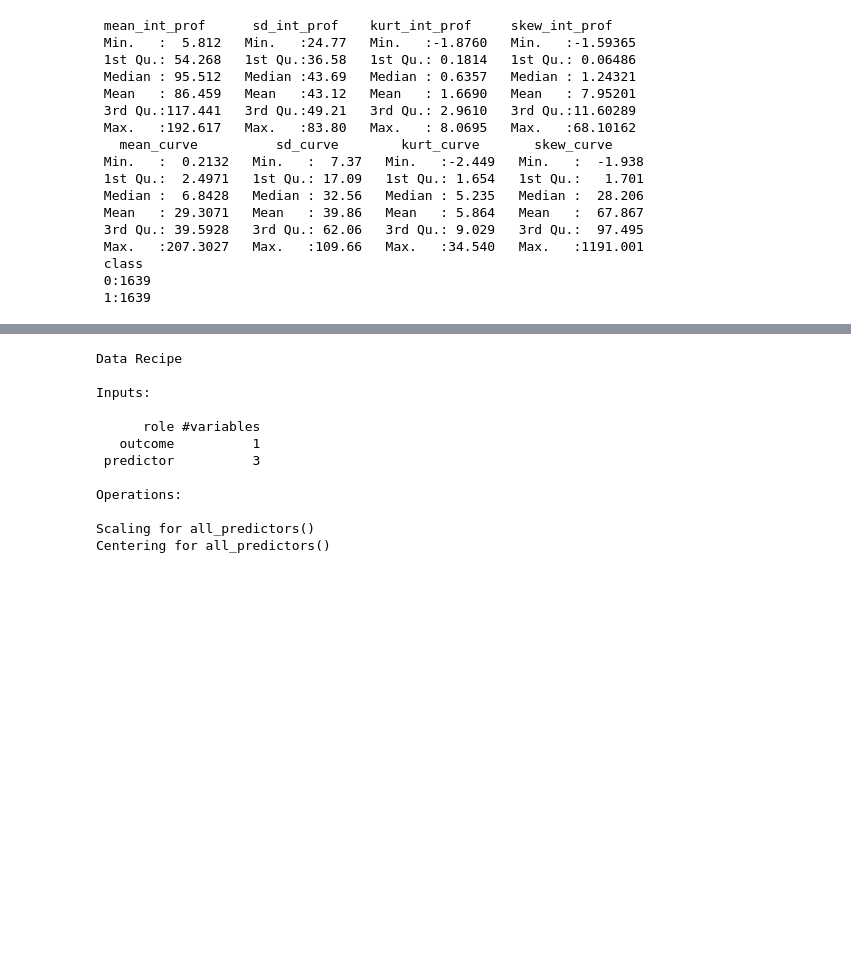
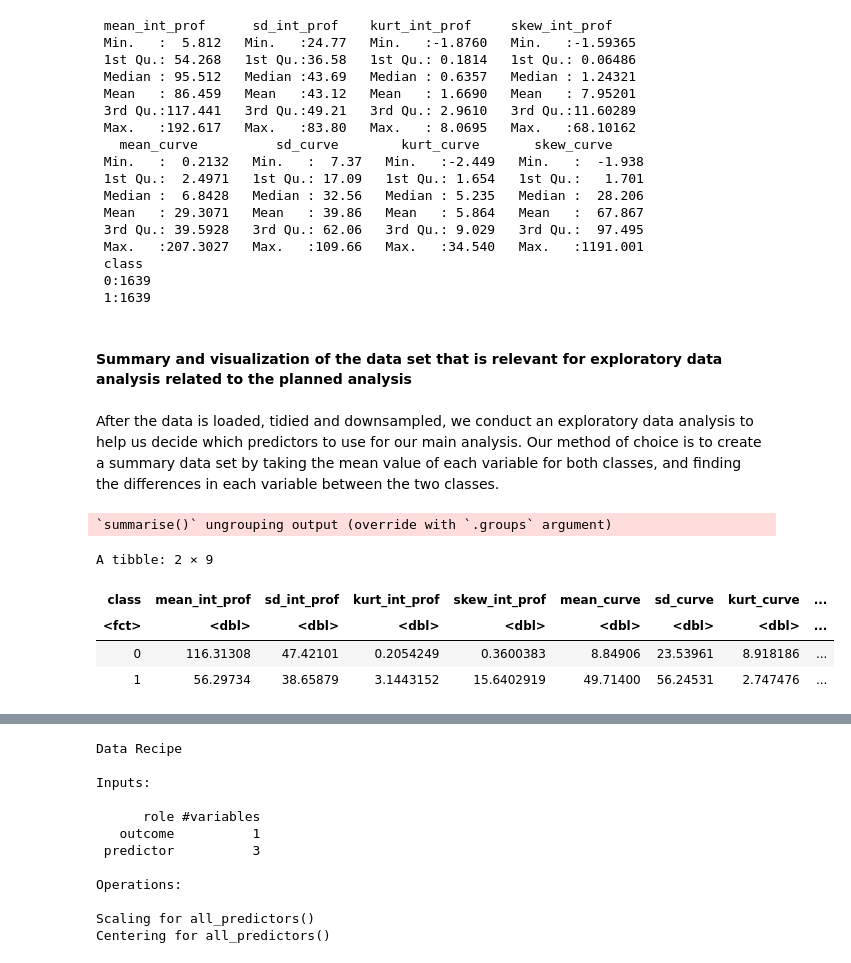
Before and after one commit to Phillipl132/dsci_100_group_24, a Jupyter notebook: Project_Report.ipynb, the cells around one changed output, grey strips where cells are left out. Drawn from its saved outputs; the diff is of its cells as text; code cells hidden in the pictures; blank space fills up the shorter version.

```diff
--- a/Project_Report.ipynb
+++ b/Project_Report.ipynb
@@ -102,3 +107,21 @@ set.seed(2022)
 pulsar_down_split <- initial_split(pulsar_down, prop = 0.75, strata = class)
 pulsar_down_train <- training(pulsar_down_split)
 pulsar_down_test <- testing(pulsar_down_split)
+# %% [markdown]
+#### Summary and visualization of the data set that is relevant for exploratory data analysis related to the planned analysis
+# %% [markdown]
+After the data is loaded, tidied and downsampled, we conduct an exploratory data analysis to help us decide which predictors to use for our main analysis. Our method of choice is to create a summary data set by taking the mean value of each variable for both classes, and finding the differences in each variable between the two classes.
+# %%
+# summary data set
+pulsar_averages <- pulsar_down_train %>%
+    group_by(class) %>%
+    summarize(across(mean_int_prof:skew_curve, mean))
+
+pulsar_averages
+# %% [output]
+`summarise()` ungrouping output (override with `.groups` argument)
+A tibble: 2 × 9
+| class | mean_int_prof | sd_int_prof | kurt_int_prof | skew_int_prof | mean_curve | sd_curve | kurt_curve | ... |
+| <fct> | <dbl> | <dbl> | <dbl> | <dbl> | <dbl> | <dbl> | <dbl> | ... |
+| 0 | 116.31308 | 47.42101 | 0.2054249 | 0.3600383 | 8.84906 | 23.53961 | 8.918186 | ... |
+| 1 | 56.29734 | 38.65879 | 3.1443152 | 15.6402919 | 49.71400 | 56.24531 | 2.747476 | ... |
```
Also changed, not shown: parts of 7 cells of this notebook.
